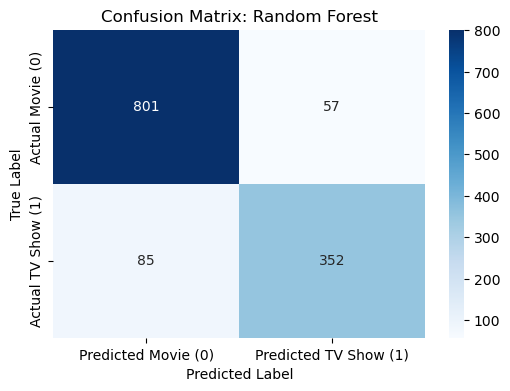
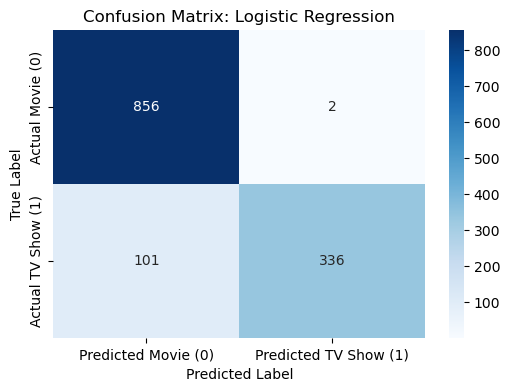
Unified diff of the notebook cell whose output changed from the first chart to the second:
--- before
+++ after
@@ -11,4 +11,16 @@
 print("\nClassification Report:\n", classification_report(y_test, y_pred_rf))
 
+# --- Visualize Confusion Matrix for Logistic Regression ---
+cm_log = confusion_matrix(y_test, y_pred_log)
+
+plt.figure(figsize=(6, 4))
+sns.heatmap(cm_log, annot=True, fmt='d', cmap='Blues',
+            xticklabels=['Predicted Movie (0)', 'Predicted TV Show (1)'],
+            yticklabels=['Actual Movie (0)', 'Actual TV Show (1)'])
+plt.title('Confusion Matrix: Logistic Regression')
+plt.xlabel('Predicted Label')
+plt.ylabel('True Label')
+plt.show()
+
 # --- Visualize Confusion Matrix for Random Forest ---
 cm = confusion_matrix(y_test, y_pred_rf)

Commit: update eda part